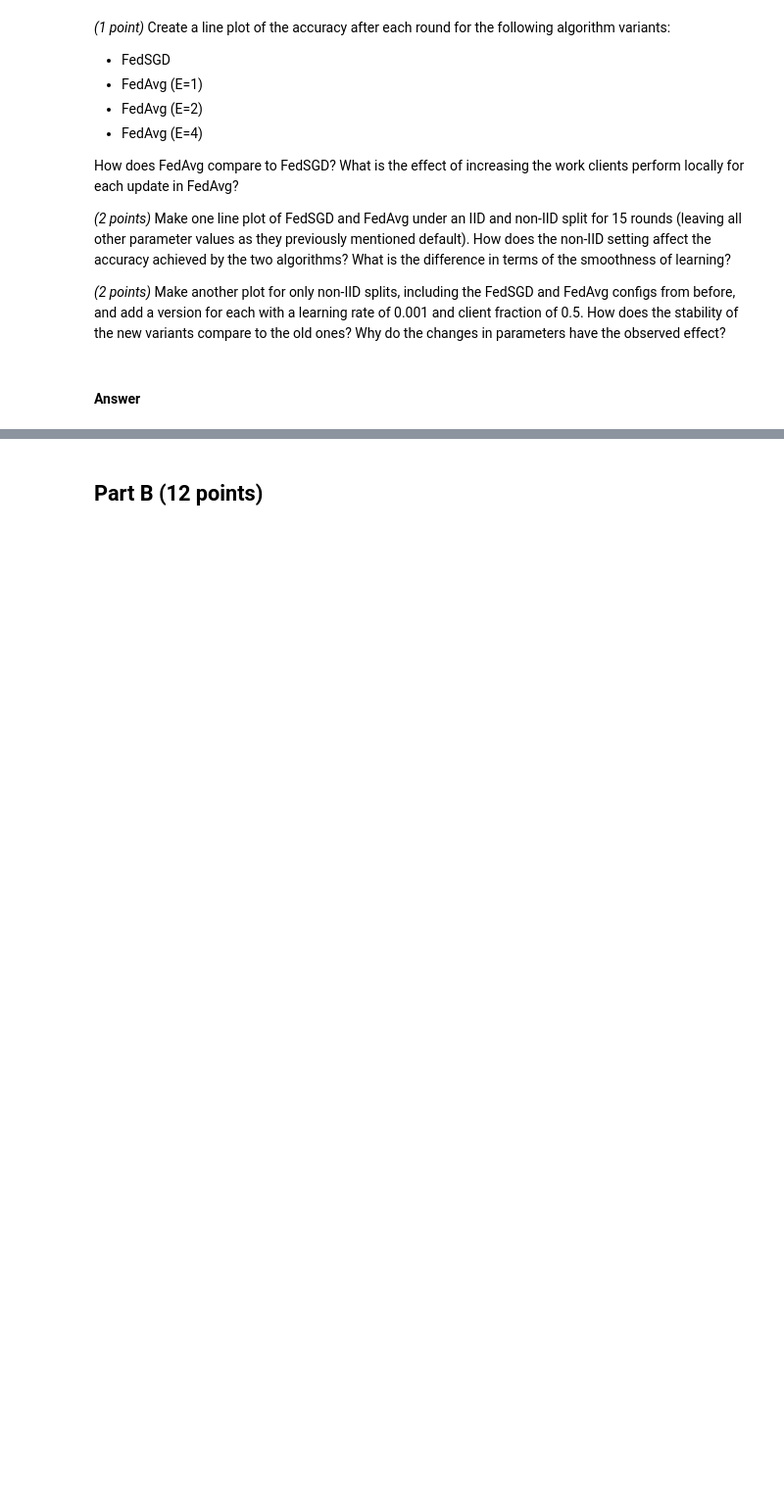
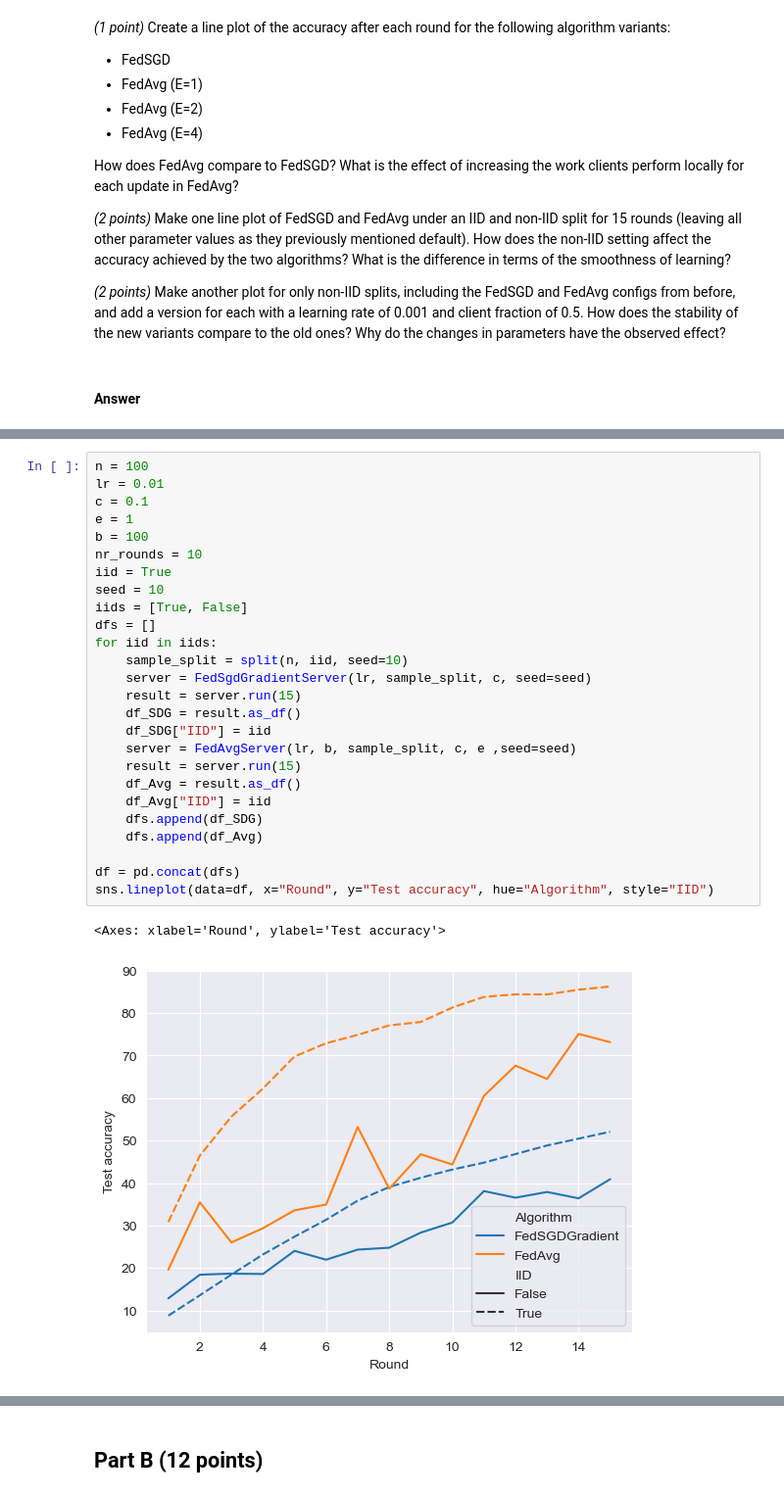
Before and after one commit to bastienjossen/DDL25Spring, a Jupyter notebook: lab/homework-1.ipynb, the cells around one changed output, grey strips where cells are left out. Shown at 98% size. Cells and saved outputs as stored; diff of their text form; blank space fills up the shorter version.

```diff
--- a/lab/homework-1.ipynb
+++ b/lab/homework-1.ipynb
@@ -132,0 +485,29 @@ TODO
+# %%
+n = 100
+lr = 0.01
+c = 0.1
+e = 1
+b = 100
+nr_rounds = 10
+iid = True
+seed = 10
+iids = [True, False]
+dfs = []
+for iid in iids:
+    sample_split = split(n, iid, seed=10)
+    server = FedSgdGradientServer(lr, sample_split, c, seed=seed)
+    result = server.run(15)
+    df_SDG = result.as_df()
+    df_SDG["IID"] = iid
+    server = FedAvgServer(lr, b, sample_split, c, e ,seed=seed)
+    result = server.run(15)
+    df_Avg = result.as_df()
+    df_Avg["IID"] = iid
+    dfs.append(df_SDG)
+    dfs.append(df_Avg)
+
+df = pd.concat(dfs)
+sns.lineplot(data=df, x="Round", y="Test accuracy", hue="Algorithm", style="IID")
+# %% [output]
+<Axes: xlabel='Round', ylabel='Test accuracy'>
+[figure, added]
```
Also changed, not shown: parts of 31 cells of this notebook, 1 other file.
